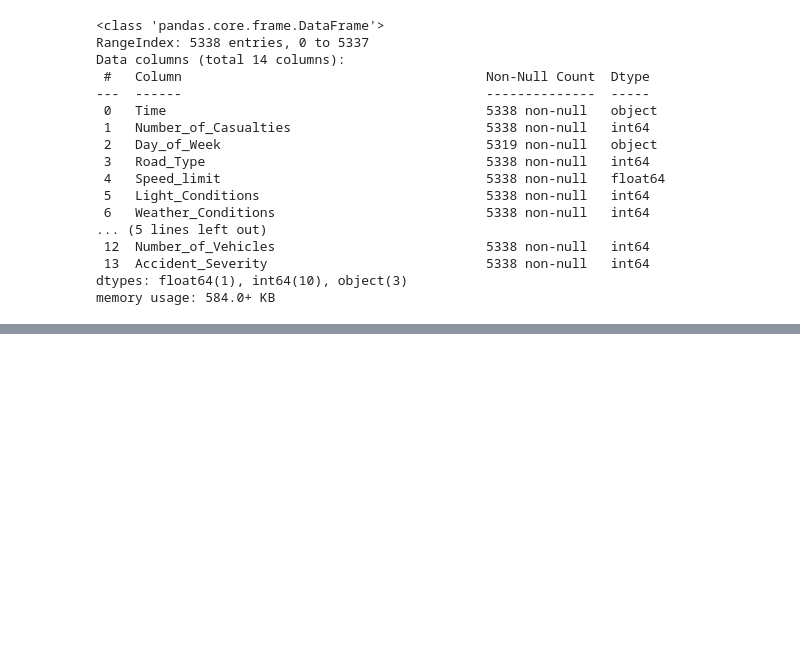
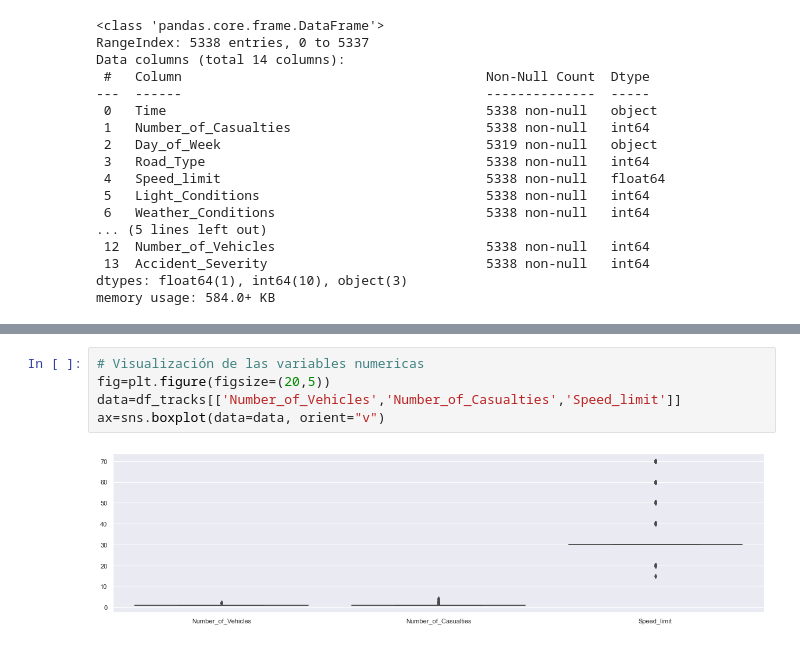
Before and after one commit to jjosorioc/ISIS3301-lab01-clustering, a Jupyter notebook: lab1.ipynb, the cells around one changed output, grey strips where cells are left out. Cells and saved outputs as stored; diff of their text form; blank space fills up the shorter version.

```diff
--- a/lab1.ipynb
+++ b/lab1.ipynb
@@ -65,0 +72,7 @@ df_tracks.describe()
+# %%
+# Visualización de las variables numericas
+fig=plt.figure(figsize=(20,5))
+data=df_tracks[['Number_of_Vehicles','Number_of_Casualties','Speed_limit']]
+ax=sns.boxplot(data=data, orient="v")
+# %% [output]
+[figure, added]
```
Also changed, not shown: parts of 4 cells of this notebook.
